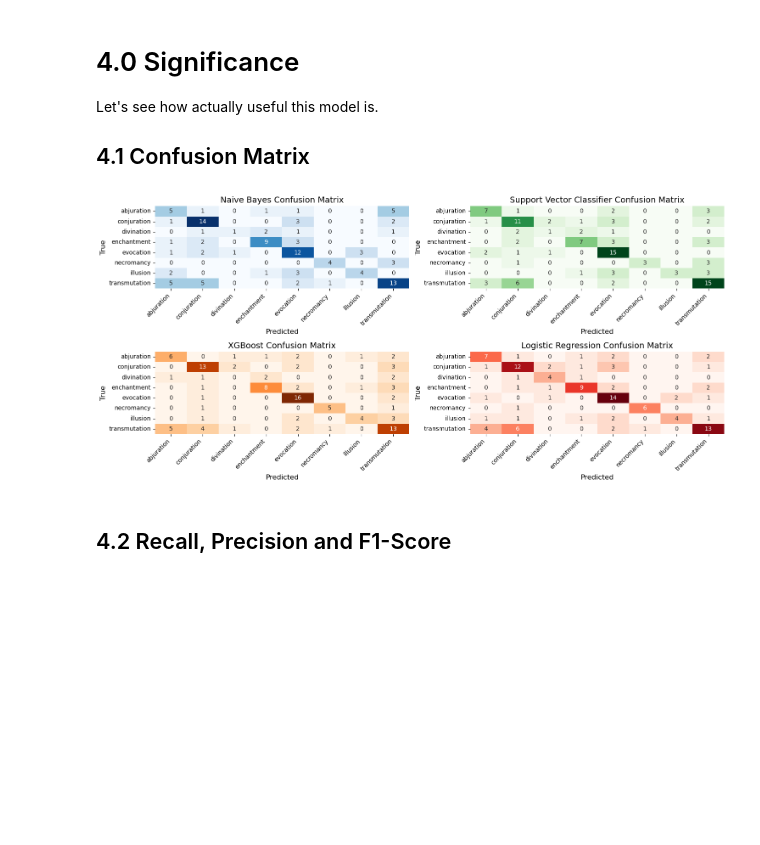
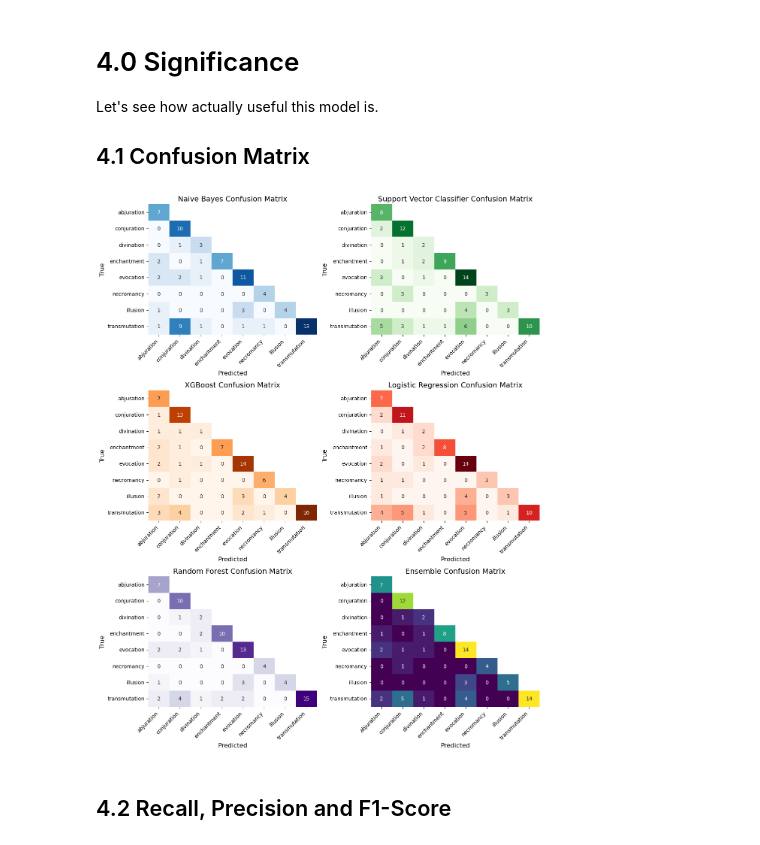
Before and after one commit to RoryThomas16/DND-Data-Scraper, a Jupyter notebook: DND Web Scraper.ipynb, the cells around one changed output. Saved outputs shown, nothing was run; the diff lists cells and outputs as text; code cells hidden in the pictures; blank space fills up the shorter version.

Commit message:
Added Word Net and Lemmatiser prior to vectorisation. Applied some feature importances. General Tidy Up. Added Random Forest and Voting Classifier.

```diff
--- a/DND Web Scraper.ipynb
+++ b/DND Web Scraper.ipynb
@@ -249,8 +275,8 @@ least_common_words = [word for word, count in fd.most_common() if count < 6]
 #most_common_words = [word for word, count in fd.most_common() if count > len(fd.most_common())/10]
 # %%
 classification_categories = ["abjuration", "conjuration", "divination", "enchantment", "evocation", "illusion", "necromancy", "transmutation"]
-other_stop=['•','...in','...the','...you\'ve','–','—','-','⋆','...','C.','c','|','...The','...The','...When','...A','C','+','1','2','3','4','5','6','7','8','9','10', '2016',  'speak','also', 'seen','[5].',  'using', 'get',  'instead',  "that's",  '......','may', 'e', '...it', 'puts', '...over', '[✯]','happens', "they're",'hwo',  '...a', 'called',  '50s','c;', '20',  'per', 'however,','it,', 'yet', 'one', 'bs,', 'ms,', 'sr.',  '...taking',  'may', '...of', 'course,', 'get', 'likely', 'no,']
-enhanced_stopwords = stopwords.words('english') + other_stop + least_common_words #+ most_common_words
+other_stop=["'",'’','”','‘','—','–','"','-','_','•','...in','...the','...you\'ve','–','—','-','⋆','...','C.','c','|','...The','...The','...When','...A','C','+','1','2','3','4','5','6','7','8','9','10', '2016',  'speak','also', 'seen','[5].',  'using', 'get',  'instead',  "that's",  '......','may', 'e', '...it', 'puts', '...over', '[✯]','happens', "they're",'hwo',  '...a', 'called',  '50s','c;', '20',  'per', 'however,','it,', 'yet', 'one', 'bs,', 'ms,', 'sr.',  '...taking',  'may', '...of', 'course,', 'get', 'likely', 'no,']
+enhanced_stopwords = stopwords.words('english') + other_stop #+ most_common_words
 
 spell_classes = [None] * len(classification_categories)
 
@@ -393,0 +556,24 @@ Accuracy: 0.5948275862068966
+# %%
+weights = [accuracy_nb, accuracy_xgb, accuracy_svc, accuracy_lr, accuracy_rf]
+norm_weights = [float(i)/max(weights) for i in weights]
+
+ensemble_model = VotingClassifier(estimators=[('nb', best_nb),('xgb', best_xgb),('svc', best_svc),('lr', best_lr),('rf', best_rf)], voting='soft', weights=norm_weights)
+ensemble_model.fit(vectorized_train_resampled, y_train_resampled_converted)
+
+pred_class_ensemble_converted = ensemble_model.predict(vectorized_test)
+pred_class_ensemble = [index_to_label[index] for index in pred_class_ensemble_converted]
+
+"""weights_filtered = [accuracy_nb_filtered, accuracy_xgb_filtered, accuracy_svc_filtered, accuracy_lr_filtered, accuracy_rf_filtered]
+norm_weights_filtered = [float(i)/max(weights) for i in weights_filtered]
+
+ensemble_model_filtered = VotingClassifier(estimators=[('nb', best_nb_filtered),('xgb', best_xgb_filtered),('svc', best_svc_filtered),('lr', best_lr_filtered),('rf', best_rf_filtered)], voting='soft', weights=norm_weights_filtered)
+ensemble_model_filtered.fit(vectorized_train_resampled, y_train_resampled_converted)
+
+pred_class_ensemble_filtered_converted = ensemble_model_filtered.predict(vectorized_test)
+pred_class_ensemble_filtered = [index_to_label[index] for index in pred_class_ensemble_filtered_converted]"""
+
+accuracy_ensemble = accuracy_score(y_test, pred_class_ensemble)
+print("Accuracy w/o Feature Selection:", accuracy_ensemble)
+
+"""accuracy_ensemble_filtered = accuracy_score(y_test, pred_class_ensemble_filtered)
+print("Accuracy w/ Feature Selection:", accuracy_ensemble_filtered)"""
@@ -496,34 +721,41 @@ Let's see how actually useful this model is.
 # %%
 def plot_confusion_matrix(ax, y_true, y_pred, labels, title, map_cols):
     cm = confusion_matrix(y_true, y_pred)
-    sns.heatmap(cm, annot=True, fmt='d', cmap=map_cols, cbar=False, ax=ax)
+    mask = np.triu(np.ones_like(cm, dtype=bool), k=1)
+    sns.heatmap(cm, annot=True, fmt='d', cmap=map_cols, cbar=False, ax=ax, mask = mask)
     ax.set_xlabel('Predicted', fontsize=12)
     ax.set_ylabel('True', fontsize=12)
     ax.set_xticks([0.5 + i for i in range(len(labels))])
     ax.set_yticks([0.5 + i for i in range(len(labels))])
     ax.set_xticklabels(labels, rotation=45, ha='right')
     ax.set_yticklabels(labels, rotation=0)
     ax.set_title(title, fontsize=14)
 
 # Create subplots
-fig, axes = plt.subplots(2, 2, figsize=(15, 7))
+fig, axes = plt.subplots(3, 2, figsize=(12, 15))
 
 # Plot confusion matrix for Naive Bayes
 plot_confusion_matrix(axes[0,0], y_test, pred_class_nb, labels, title='Naive Bayes Confusion Matrix', map_cols='Blues')
 
 # Plot confusion matrix for XGBoost
 plot_confusion_matrix(axes[1,0], y_test, pred_class_xgb, labels, title='XGBoost Confusion Matrix',  map_cols='Oranges')
 
 # Plot confusion matrix for SVC
 plot_confusion_matrix(axes[0,1], y_test, pred_class_svc, labels, title='Support Vector Classifier Confusion Matrix',  map_cols='Greens')
 
 # Plot confusion matrix for LR
 plot_confusion_matrix(axes[1,1], y_test, pred_class_lr, labels, title='Logistic Regression Confusion Matrix',  map_cols='Reds')
 
+# Plot confusion matrix for RFC
+plot_confusion_matrix(axes[2,0], y_test, pred_class_rf, labels, title='Random Forest Confusion Matrix',  map_cols='Purples')
+
+# Plot confusion matrix for Ensemble
+plot_confusion_matrix(axes[2,1], y_test, pred_class_ensemble, labels, title='Ensemble Confusion Matrix',  map_cols='viridis')
+
 plt.tight_layout()
 plt.show()
 # %% [output]
-[figure, old version]
+[figure, new version]
 # %% [markdown]
 ## 4.2 Recall, Precision and F1-Score
 # %%
```
Also changed, not shown: parts of 29 cells of this notebook, 1 other file.
